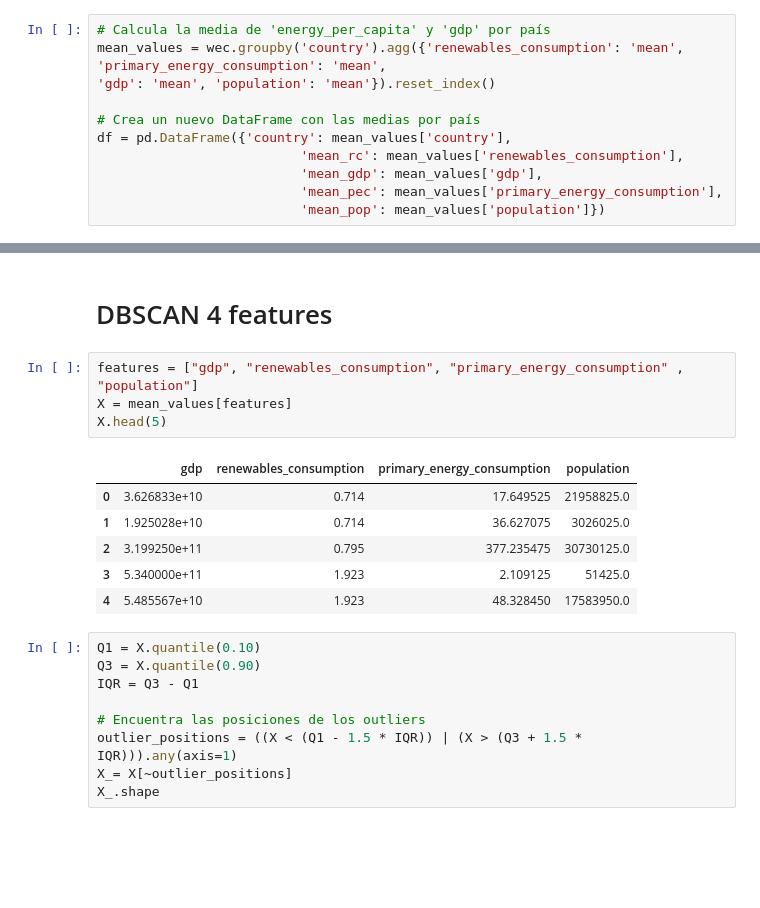
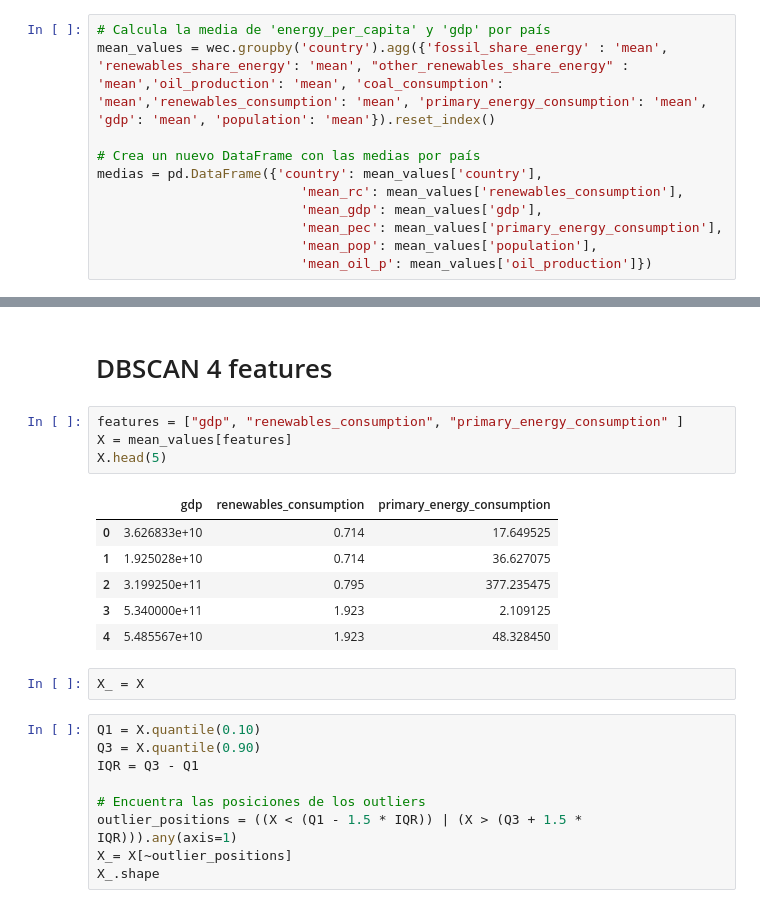
Before and after one commit to L-Ameneiro/EDA-Datasets, a Jupyter notebook: notebooks/DBSCAN-Luna.ipynb, the cells around one changed output, grey strips where cells are left out. Saved outputs shown, nothing was run; the diff lists cells and outputs as text; blank space fills up the shorter version.

```diff
--- a/notebooks/DBSCAN-Luna.ipynb
+++ b/notebooks/DBSCAN-Luna.ipynb
@@ -11,11 +40,12 @@ wec = pd.read_csv(r"../datasets/wec_1980_sinreg.csv")
 # %%
 # Calcula la media de 'energy_per_capita' y 'gdp' por país
-mean_values = wec.groupby('country').agg({'renewables_consumption': 'mean', 'primary_energy_consumption': 'mean',
+mean_values = wec.groupby('country').agg({'fossil_share_energy' : 'mean', 'renewables_share_energy': 'mean', "other_renewables_share_energy" : 'mean','oil_production': 'mean', 'coal_consumption': 'mean','renewables_consumption': 'mean', 'primary_energy_consumption': 'mean',
 'gdp': 'mean', 'population': 'mean'}).reset_index()
 
 # Crea un nuevo DataFrame con las medias por país
-df = pd.DataFrame({'country': mean_values['country'],
+medias = pd.DataFrame({'country': mean_values['country'],
                           'mean_rc': mean_values['renewables_consumption'],
                           'mean_gdp': mean_values['gdp'],
                           'mean_pec': mean_values['primary_energy_consumption'],
-                          'mean_pop': mean_values['population']})
+                          'mean_pop': mean_values['population'],
+                          'mean_oil_p': mean_values['oil_production']})
@@ -102,16 +1057,18 @@ avg_distance
 # %% [markdown]
 # DBSCAN 4 features
 # %%
-features = ["gdp", "renewables_consumption", "primary_energy_consumption" , "population"]
+features = ["gdp", "renewables_consumption", "primary_energy_consumption" ]
 X = mean_values[features]
 X.head(5)
 # %% [output]
-|  | gdp | renewables_consumption | primary_energy_consumption | population |
-| 0 | 3.626833e+10 | 0.714 | 17.649525 | 21958825.0 |
-| 1 | 1.925028e+10 | 0.714 | 36.627075 | 3026025.0 |
-| 2 | 3.199250e+11 | 0.795 | 377.235475 | 30730125.0 |
-| 3 | 5.340000e+11 | 1.923 | 2.109125 | 51425.0 |
-| 4 | 5.485567e+10 | 1.923 | 48.328450 | 17583950.0 |
+|  | gdp | renewables_consumption | primary_energy_consumption |
+| 0 | 3.626833e+10 | 0.714 | 17.649525 |
+| 1 | 1.925028e+10 | 0.714 | 36.627075 |
+| 2 | 3.199250e+11 | 0.795 | 377.235475 |
+| 3 | 5.340000e+11 | 1.923 | 2.109125 |
+| 4 | 5.485567e+10 | 1.923 | 48.328450 |
+# %%
+X_ = X
 # %%
 Q1 = X.quantile(0.10)
 Q3 = X.quantile(0.90)
```
Also changed, not shown: parts of 117 cells of this notebook, 9 other files.
